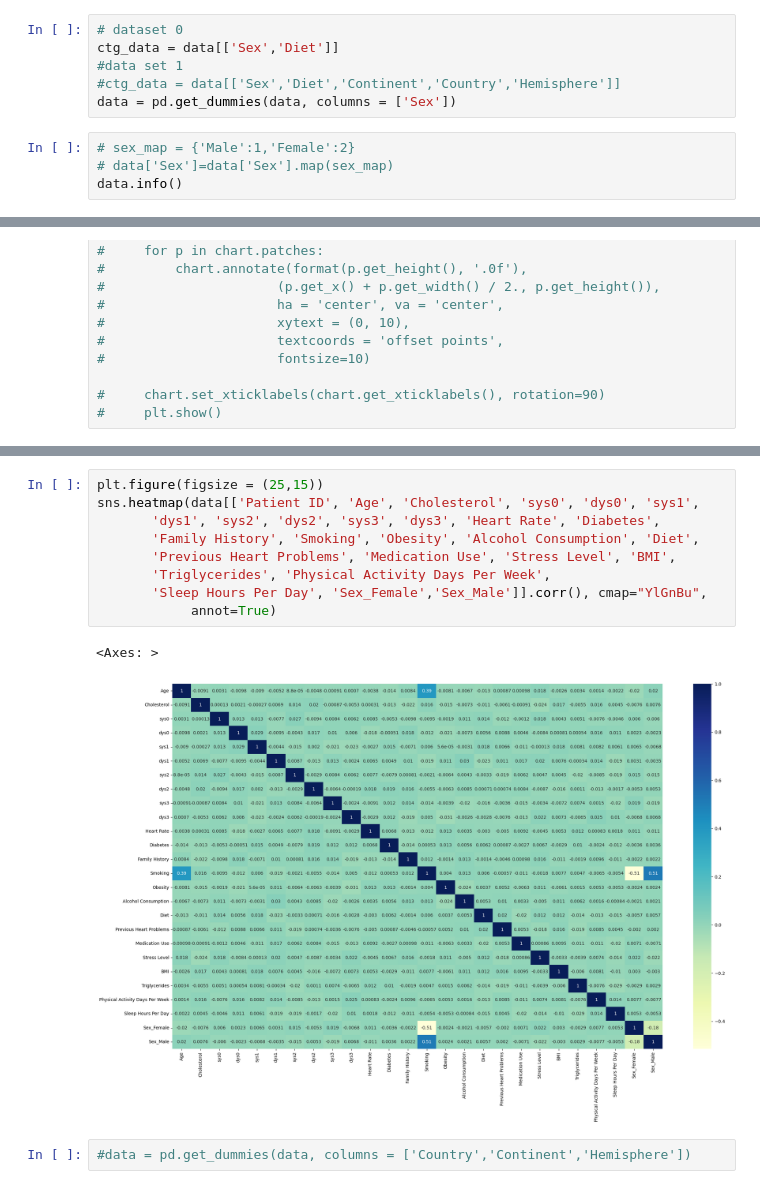
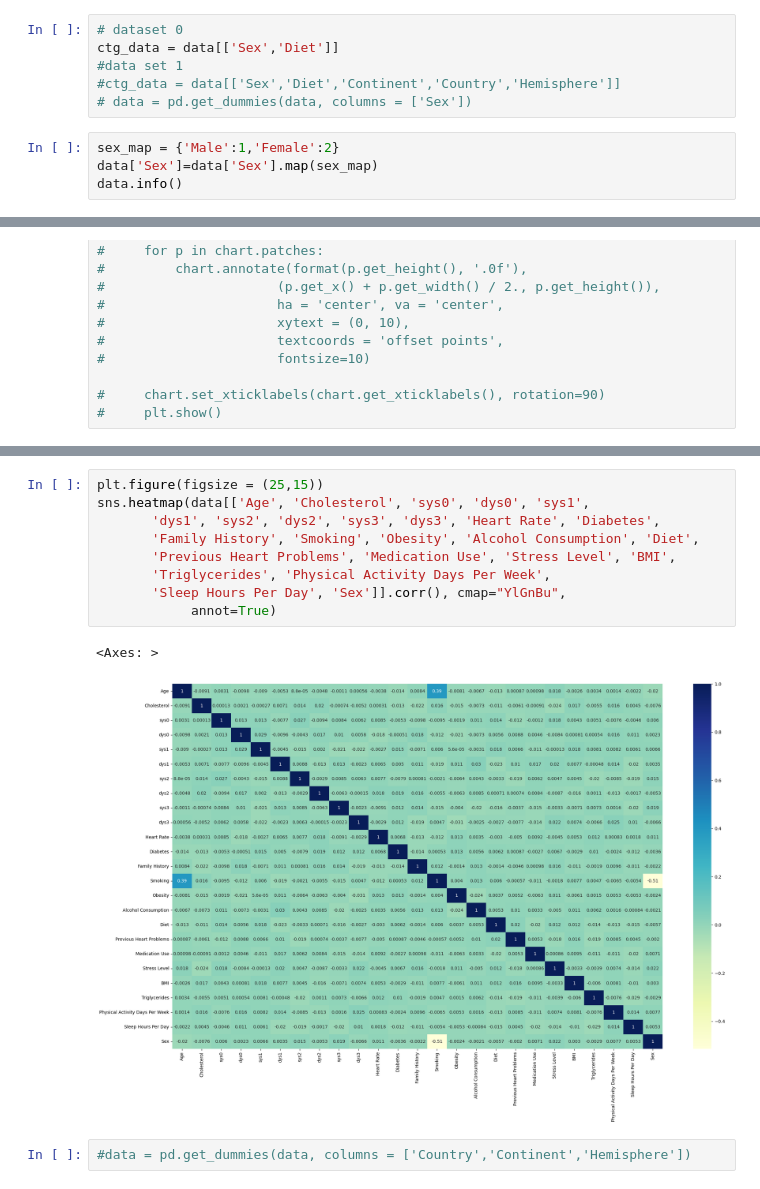
Before and after one commit to Rhapsody360/-safety, a Jupyter notebook: hypertensive_disease.p.ipynb, the cells around one changed output, grey strips where cells are left out. Drawn from its saved outputs; the diff is of its cells as text.

```diff
--- a/hypertensive_disease.p.ipynb
+++ b/hypertensive_disease.p.ipynb
@@ -46,10 +62,10 @@ Index(['Patient ID', 'Age', 'Sex', 'Cholesterol', 'sys0', 'dys0', 'sys1',
 ctg_data = data[['Sex','Diet']]
 #data set 1
 #ctg_data = data[['Sex','Diet','Continent','Country','Hemisphere']]
-data = pd.get_dummies(data, columns = ['Sex'])
+# data = pd.get_dummies(data, columns = ['Sex'])
 # %%
-# sex_map = {'Male':1,'Female':2}
-# data['Sex']=data['Sex'].map(sex_map)
+sex_map = {'Male':1,'Female':2}
+data['Sex']=data['Sex'].map(sex_map)
 data.info()
 # %% [output]
 <class 'pandas.core.frame.DataFrame'>
@@ -118,15 +124,15 @@ data.head(30)
 # %%
 plt.figure(figsize = (25,15))
-sns.heatmap(data[['Patient ID', 'Age', 'Cholesterol', 'sys0', 'dys0', 'sys1',
+sns.heatmap(data[['Age', 'Cholesterol', 'sys0', 'dys0', 'sys1',
        'dys1', 'sys2', 'dys2', 'sys3', 'dys3', 'Heart Rate', 'Diabetes',
        'Family History', 'Smoking', 'Obesity', 'Alcohol Consumption', 'Diet',
        'Previous Heart Problems', 'Medication Use', 'Stress Level', 'BMI',
        'Triglycerides', 'Physical Activity Days Per Week',
-       'Sleep Hours Per Day', 'Sex_Female','Sex_Male']].corr(), cmap="YlGnBu",
+       'Sleep Hours Per Day', 'Sex']].corr(), cmap="YlGnBu",
             annot=True)
 # %% [output]
 <Axes: >
-[figure, old version]
+[figure, new version]
 # %%
 #data = pd.get_dummies(data, columns = ['Country','Continent','Hemisphere'])
 # %%
```
Also changed, not shown: parts of 14 cells of this notebook, 1 other file.
